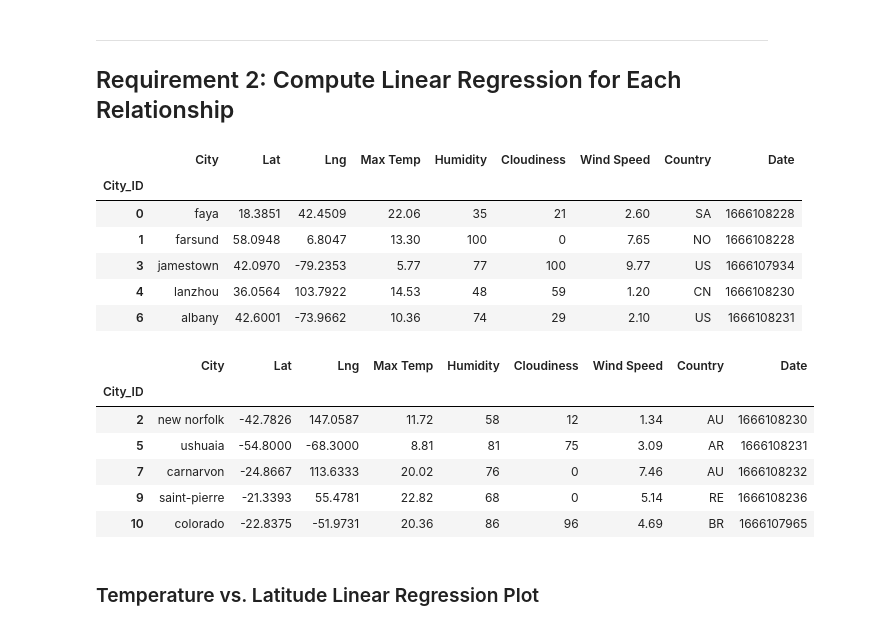
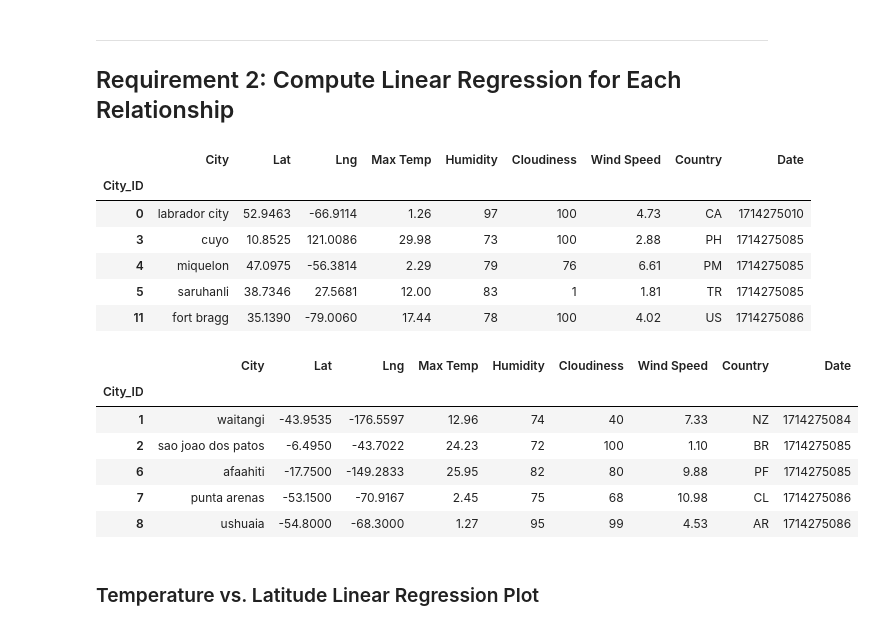
Before and after one commit to maryemackin/python-api-challenge, a Jupyter notebook: weather_py/WeatherPy.ipynb, the cells around one changed output. Cells and saved outputs as stored; diff of their text form; code cells hidden in the pictures.

```diff
--- a/weather_py/WeatherPy.ipynb
+++ b/weather_py/WeatherPy.ipynb
@@ -275,30 +324,30 @@ plt.show()
 # %%
 # Create a DataFrame with the Northern Hemisphere data (Latitude >= 0)
-# YOUR CODE HERE
+northern_hemi_df = pd.DataFrame(city_data_df[city_data_df["Lat"] >=0])
 
 # Display sample data
 northern_hemi_df.head()
 # %% [output]
 |  | City | Lat | Lng | Max Temp | Humidity | Cloudiness | Wind Speed | Country | Date |
 | City_ID |  |  |  |  |  |  |  |  |  |
-| 0 | faya | 18.3851 | 42.4509 | 22.06 | 35 | 21 | 2.60 | SA | 1666108228 |
-| 1 | farsund | 58.0948 | 6.8047 | 13.30 | 100 | 0 | 7.65 | NO | 1666108228 |
-| 3 | jamestown | 42.0970 | -79.2353 | 5.77 | 77 | 100 | 9.77 | US | 1666107934 |
-| 4 | lanzhou | 36.0564 | 103.7922 | 14.53 | 48 | 59 | 1.20 | CN | 1666108230 |
-| 6 | albany | 42.6001 | -73.9662 | 10.36 | 74 | 29 | 2.10 | US | 1666108231 |
+| 0 | labrador city | 52.9463 | -66.9114 | 1.26 | 97 | 100 | 4.73 | CA | 1714275010 |
+| 3 | cuyo | 10.8525 | 121.0086 | 29.98 | 73 | 100 | 2.88 | PH | 1714275085 |
+| 4 | miquelon | 47.0975 | -56.3814 | 2.29 | 79 | 76 | 6.61 | PM | 1714275085 |
+| 5 | saruhanli | 38.7346 | 27.5681 | 12.00 | 83 | 1 | 1.81 | TR | 1714275085 |
+| 11 | fort bragg | 35.1390 | -79.0060 | 17.44 | 78 | 100 | 4.02 | US | 1714275086 |
 # %%
 # Create a DataFrame with the Southern Hemisphere data (Latitude < 0)
-# YOUR CODE HERE
+southern_hemi_df = pd.DataFrame(city_data_df[city_data_df["Lat"] < 0])
 
 # Display sample data
 southern_hemi_df.head()
 # %% [output]
 |  | City | Lat | Lng | Max Temp | Humidity | Cloudiness | Wind Speed | Country | Date |
 | City_ID |  |  |  |  |  |  |  |  |  |
-| 2 | new norfolk | -42.7826 | 147.0587 | 11.72 | 58 | 12 | 1.34 | AU | 1666108230 |
-| 5 | ushuaia | -54.8000 | -68.3000 | 8.81 | 81 | 75 | 3.09 | AR | 1666108231 |
-| 7 | carnarvon | -24.8667 | 113.6333 | 20.02 | 76 | 0 | 7.46 | AU | 1666108232 |
-| 9 | saint-pierre | -21.3393 | 55.4781 | 22.82 | 68 | 0 | 5.14 | RE | 1666108236 |
-| 10 | colorado | -22.8375 | -51.9731 | 20.36 | 86 | 96 | 4.69 | BR | 1666107965 |
+| 1 | waitangi | -43.9535 | -176.5597 | 12.96 | 74 | 40 | 7.33 | NZ | 1714275084 |
+| 2 | sao joao dos patos | -6.4950 | -43.7022 | 24.23 | 72 | 100 | 1.10 | BR | 1714275085 |
+| 6 | afaahiti | -17.7500 | -149.2833 | 25.95 | 82 | 80 | 9.88 | PF | 1714275085 |
+| 7 | punta arenas | -53.1500 | -70.9167 | 2.45 | 75 | 68 | 10.98 | CL | 1714275086 |
+| 8 | ushuaia | -54.8000 | -68.3000 | 1.27 | 95 | 99 | 4.53 | AR | 1714275086 |
 # %% [markdown]
 ###  Temperature vs. Latitude Linear Regression Plot
```
Also changed, not shown: parts of 23 cells of this notebook, 4 other files.
